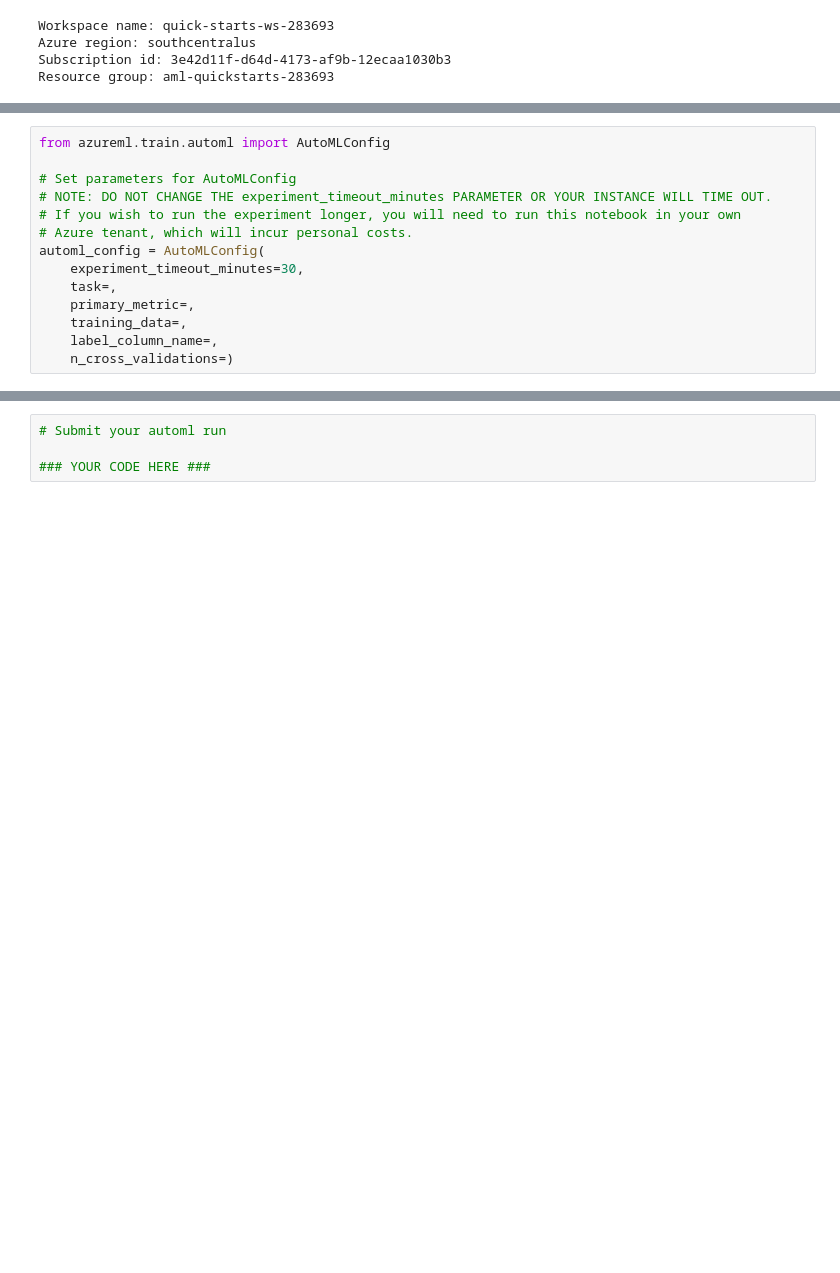
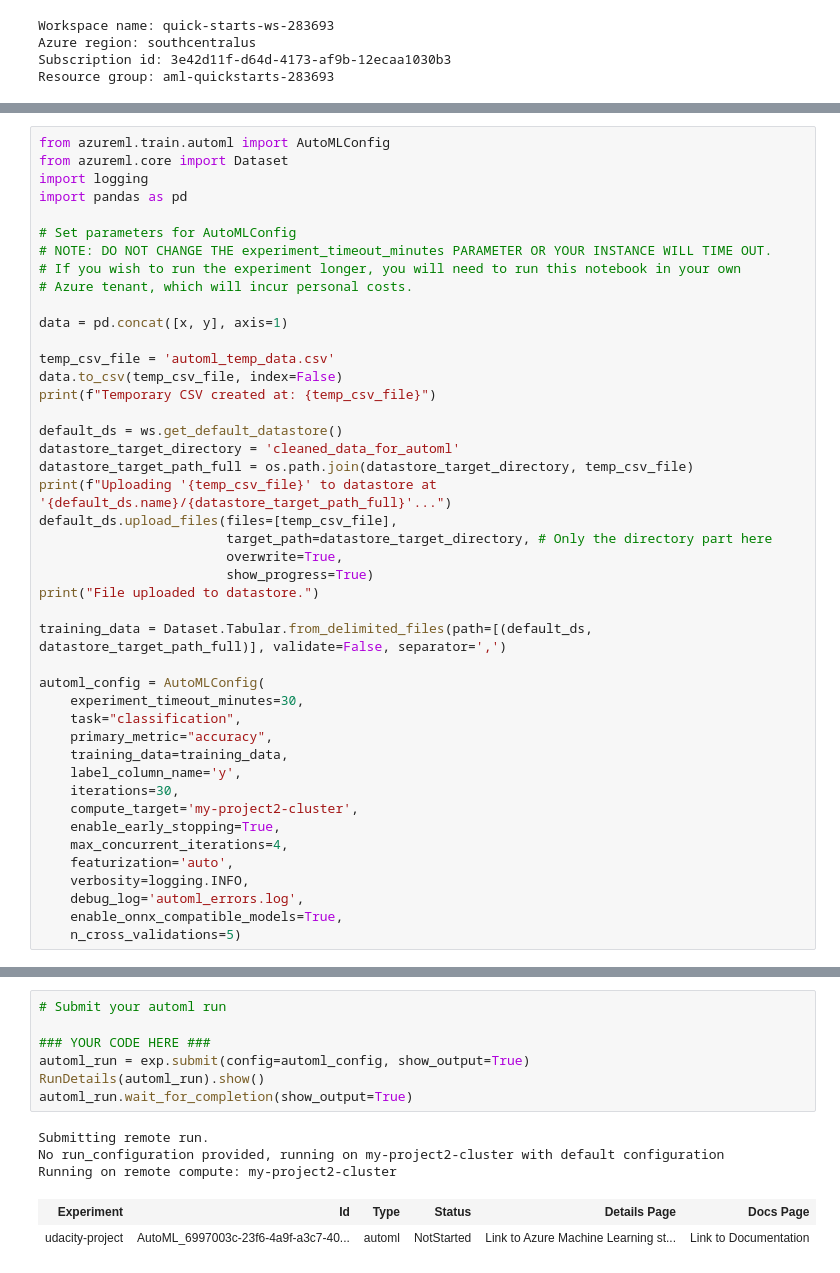
Before and after one commit to irafayabdul/nd00333_AZMLND_Optimizing_a_Pipeline_in_Azure, a Jupyter notebook: udacity-project.ipynb, the cells around one changed output, grey strips where cells are left out. Saved outputs shown, nothing was run; the diff lists cells and outputs as text; blank space fills up the shorter version.

Commit message:
automl code added for Task 2

```diff
--- a/udacity-project.ipynb
+++ b/udacity-project.ipynb
@@ -239,14 +243,44 @@ x, y = clean_data(### YOUR DATA OBJECT HERE ###)
 # %%
 from azureml.train.automl import AutoMLConfig
+from azureml.core import Dataset
+import logging
+import pandas as pd
 
 # Set parameters for AutoMLConfig
 # NOTE: DO NOT CHANGE THE experiment_timeout_minutes PARAMETER OR YOUR INSTANCE WILL TIME OUT.
 # If you wish to run the experiment longer, you will need to run this notebook in your own
 # Azure tenant, which will incur personal costs.
+
+data = pd.concat([x, y], axis=1)
+
+temp_csv_file = 'automl_temp_data.csv'
+data.to_csv(temp_csv_file, index=False)
+print(f"Temporary CSV created at: {temp_csv_file}")
+
+default_ds = ws.get_default_datastore()
+datastore_target_directory = 'cleaned_data_for_automl'
+datastore_target_path_full = os.path.join(datastore_target_directory, temp_csv_file)
+print(f"Uploading '{temp_csv_file}' to datastore at '{default_ds.name}/{datastore_target_path_full}'...")
+default_ds.upload_files(files=[temp_csv_file],
+                        target_path=datastore_target_directory, # Only the directory part here
+                        overwrite=True,
+                        show_progress=True)
+print("File uploaded to datastore.")
+
+training_data = Dataset.Tabular.from_delimited_files(path=[(default_ds, datastore_target_path_full)], validate=False, separator=',')
+
 automl_config = AutoMLConfig(
     experiment_timeout_minutes=30,
-    task=,
-    primary_metric=,
-    training_data=,
-    label_column_name=,
-    n_cross_validations=)
+    task="classification",
+    primary_metric="accuracy",
+    training_data=training_data,
+    label_column_name='y',
+    iterations=30,
+    compute_target='my-project2-cluster',
+    enable_early_stopping=True,
+    max_concurrent_iterations=4,
+    featurization='auto',
+    verbosity=logging.INFO,
+    debug_log='automl_errors.log',
+    enable_onnx_compatible_models=True,
+    n_cross_validations=5)
@@ -253,4 +295,13 @@ automl_config = AutoMLConfig(
 # %%
 # Submit your automl run
 
 ### YOUR CODE HERE ###
+automl_run = exp.submit(config=automl_config, show_output=True)
+RunDetails(automl_run).show()
+automl_run.wait_for_completion(show_output=True)
+# %% [output]
+Submitting remote run.
+No run_configuration provided, running on my-project2-cluster with default configuration
+Running on remote compute: my-project2-cluster
+| Experiment | Id | Type | Status | Details Page | Docs Page |
+| udacity-project | AutoML_6997003c-23f6-4a9f-a3c7-40... | automl | NotStarted | Link to Azure Machine Learning st... | Link to Documentation |
```
Also changed, not shown: parts of 11 cells of this notebook, 5 other files.
